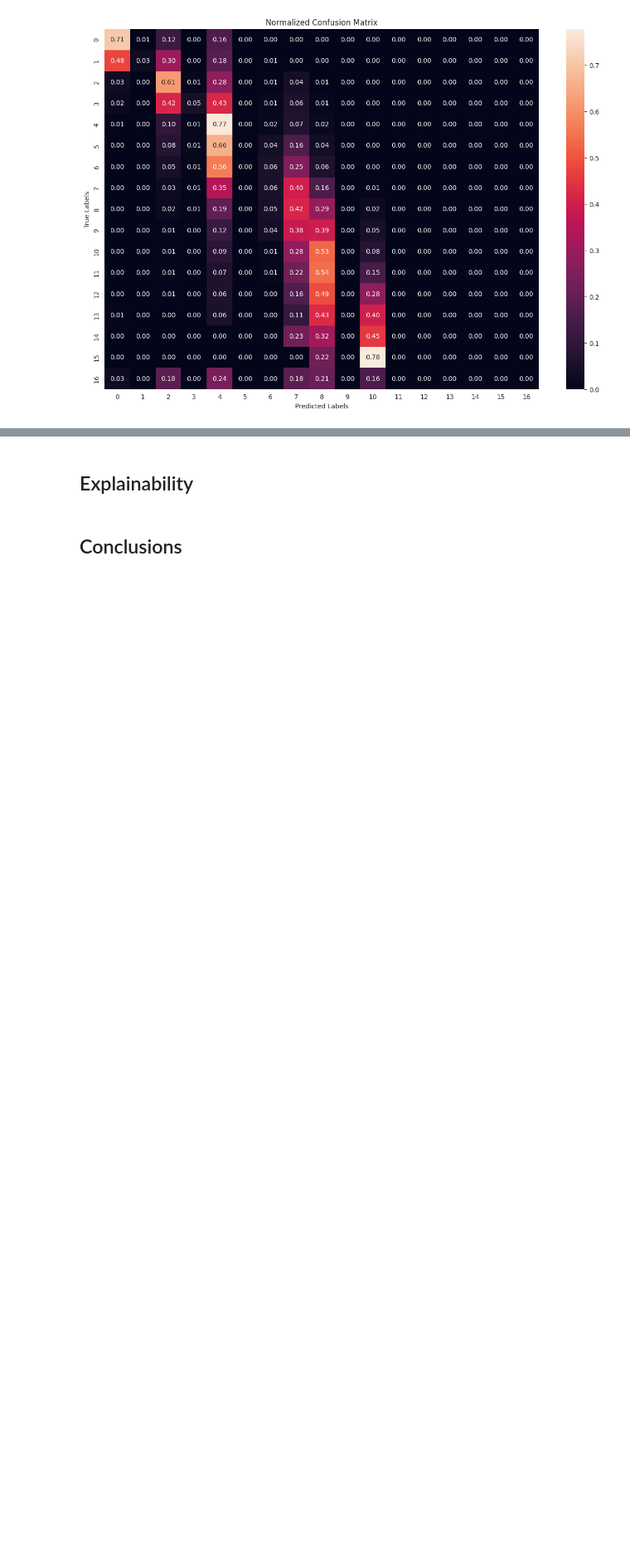
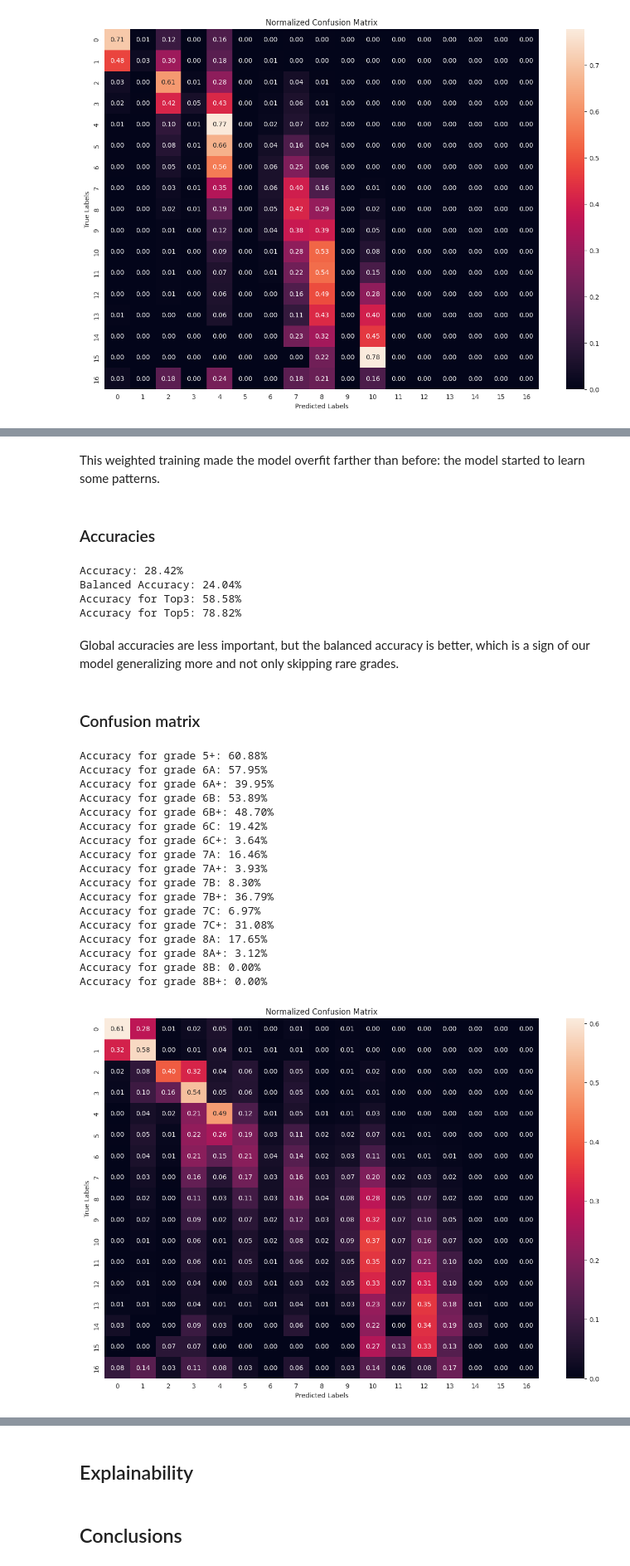
Before and after one commit to theovidal/beta-project, a Jupyter notebook: beta_project.ipynb, the cells around one changed output, grey strips where cells are left out. Shown at 83% size. Drawn from its saved outputs; the diff is of its cells as text; code cells hidden in the pictures; blank space fills up the shorter version.

```diff
--- a/beta_project.ipynb
+++ b/beta_project.ipynb
@@ -437,16 +446,22 @@ from sklearn.metrics import confusion_matrix, ConfusionMatrixDisplay
 # %%
+def parse_prediction(model, moves, features, labels):
+  probabilities_labels = model.predict([moves, features], verbose=0)
+  y_true = np.argmax(labels, axis=1)
+  y_pred = np.argmax(probabilities_labels, axis=1)
+  predicted = np.zeros_like(probabilities_labels).astype(bool)
+  predicted[np.arange(probabilities_labels.shape[0]), y_pred] = True
+
+  return predicted, y_true, y_pred
+
+
 def load_best_model(
         name='model',
   ):
     best_model = keras.models.load_model(f'models/{name}-best.keras')
-    probabilities_labels = baseline_model.predict([test_moves, test_features], verbose=0)
-    y_true = np.argmax(test_labels, axis=1)
-    y_pred = np.argmax(probabilities_labels, axis=1)
+    train_predicted, train_y_true, train_y_pred = parse_prediction(best_model, train_moves, train_features, train_labels)
+    test_predicted, test_y_true, test_y_pred = parse_prediction(best_model, test_moves, test_features, test_labels)
 
-    test_predicted = np.zeros_like(probabilities_labels).astype(np.uint8)
-    test_predicted[np.arange(probabilities_labels.shape[0]), y_pred] = 1
-
-    return best_model, test_predicted, y_true, y_pred
+    return best_model, train_predicted, train_y_true, train_y_pred, test_predicted, test_y_true, test_y_pred
 # %%
 def print_accuracies(model, y_true, y_pred):
   metrics = model.evaluate([test_moves, test_features], test_labels, verbose=0)
@@ -600,0 +706,38 @@ Accuracy for grade 8B+: 0.00%
+# %% [markdown]
+This weighted training made the model overfit farther than before: the model started to learn some patterns.
+# %% [markdown]
+### Accuracies
+# %%
+baseline_weighted, train_predicted, train_y_true, train_y_pred, test_predicted, test_y_true, test_y_pred = load_best_model('baseline_weighted')
+# %%
+print_accuracies(baseline_weighted, test_y_true, test_y_pred)
+# %% [output]
+Accuracy: 28.42%
+Balanced Accuracy: 24.04%
+Accuracy for Top3: 58.58%
+Accuracy for Top5: 78.82%
+# %% [markdown]
+Global accuracies are less important, but the balanced accuracy is better, which is a sign of our model generalizing more and not only skipping rare grades.
+# %% [markdown]
+### Confusion matrix
+# %%
+confusion_matrix_analysis(test_y_true, test_y_pred)
+# %% [output]
+Accuracy for grade 5+: 60.88%
+Accuracy for grade 6A: 57.95%
+Accuracy for grade 6A+: 39.95%
+Accuracy for grade 6B: 53.89%
+Accuracy for grade 6B+: 48.70%
+Accuracy for grade 6C: 19.42%
+Accuracy for grade 6C+: 3.64%
+Accuracy for grade 7A: 16.46%
+Accuracy for grade 7A+: 3.93%
+Accuracy for grade 7B: 8.30%
+Accuracy for grade 7B+: 36.79%
+Accuracy for grade 7C: 6.97%
+Accuracy for grade 7C+: 31.08%
+Accuracy for grade 8A: 17.65%
+Accuracy for grade 8A+: 3.12%
+Accuracy for grade 8B: 0.00%
+Accuracy for grade 8B+: 0.00%
+[figure, added]
```
Also changed, not shown: parts of 48 cells of this notebook, 4 other files.
